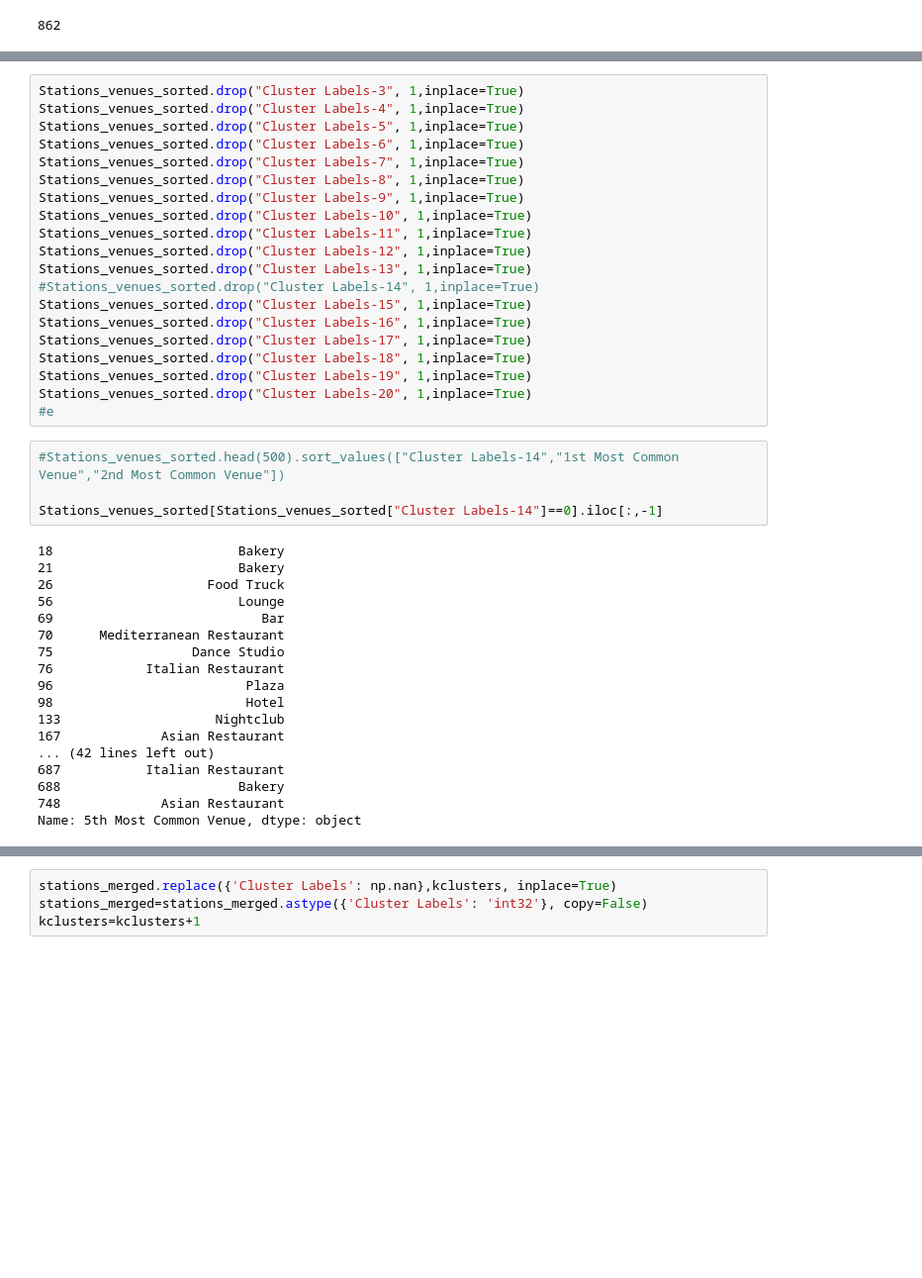
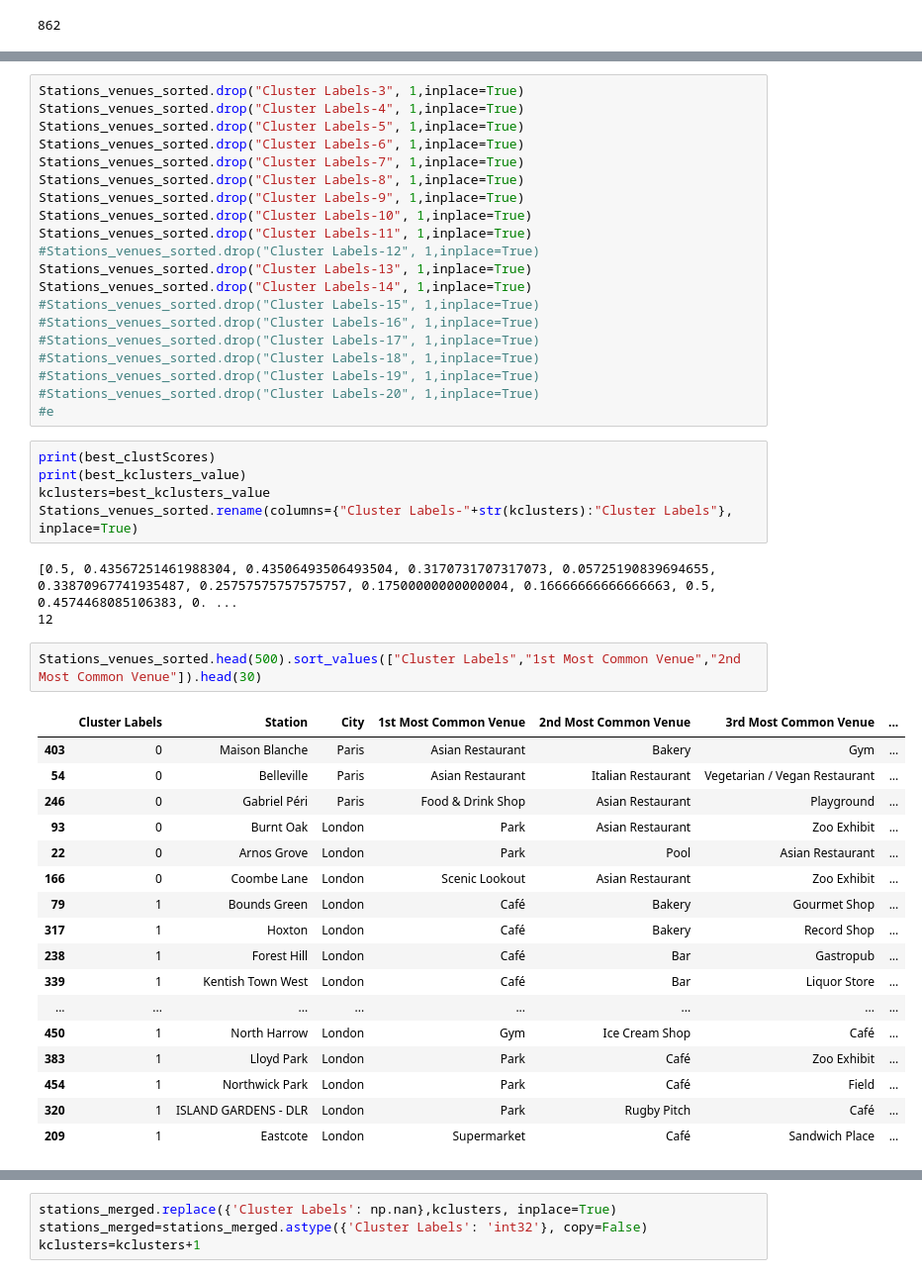
Before and after one commit to juliengirault52/Coursera_Capstone, a Jupyter notebook: capstone_project.ipynb, the cells around one changed output, grey strips where cells are left out. Shown at 99% size. Cells and saved outputs as stored; diff of their text form; blank space fills up the shorter version.

Commit message:
Finished adding Paris stations list

```diff
--- a/capstone_project.ipynb
+++ b/capstone_project.ipynb
@@ -478,35 +490,41 @@ Stations_venues_sorted.drop("Cluster Labels-8", 1,inplace=True)
 Stations_venues_sorted.drop("Cluster Labels-9", 1,inplace=True)
 Stations_venues_sorted.drop("Cluster Labels-10", 1,inplace=True)
 Stations_venues_sorted.drop("Cluster Labels-11", 1,inplace=True)
-Stations_venues_sorted.drop("Cluster Labels-12", 1,inplace=True)
+#Stations_venues_sorted.drop("Cluster Labels-12", 1,inplace=True)
 Stations_venues_sorted.drop("Cluster Labels-13", 1,inplace=True)
-#Stations_venues_sorted.drop("Cluster Labels-14", 1,inplace=True)
-Stations_venues_sorted.drop("Cluster Labels-15", 1,inplace=True)
-Stations_venues_sorted.drop("Cluster Labels-16", 1,inplace=True)
-Stations_venues_sorted.drop("Cluster Labels-17", 1,inplace=True)
-Stations_venues_sorted.drop("Cluster Labels-18", 1,inplace=True)
-Stations_venues_sorted.drop("Cluster Labels-19", 1,inplace=True)
-Stations_venues_sorted.drop("Cluster Labels-20", 1,inplace=True)
+Stations_venues_sorted.drop("Cluster Labels-14", 1,inplace=True)
+#Stations_venues_sorted.drop("Cluster Labels-15", 1,inplace=True)
+#Stations_venues_sorted.drop("Cluster Labels-16", 1,inplace=True)
+#Stations_venues_sorted.drop("Cluster Labels-17", 1,inplace=True)
+#Stations_venues_sorted.drop("Cluster Labels-18", 1,inplace=True)
+#Stations_venues_sorted.drop("Cluster Labels-19", 1,inplace=True)
+#Stations_venues_sorted.drop("Cluster Labels-20", 1,inplace=True)
 #e
+# %%
+print(best_clustScores)
+print(best_kclusters_value)
+kclusters=best_kclusters_value
+Stations_venues_sorted.rename(columns={"Cluster Labels-"+str(kclusters):"Cluster Labels"}, inplace=True)
+# %% [output]
+[0.5, 0.43567251461988304, 0.43506493506493504, 0.3170731707317073, 0.05725190839694655, 0.33870967741935487, 0.25757575757575757, 0.17500000000000004, 0.16666666666666663, 0.5, 0.4574468085106383, 0. ...
+12
 # %%
-#Stations_venues_sorted.head(500).sort_values(["Cluster Labels-14","1st Most Common Venue","2nd Most Common Venue"])
-
-Stations_venues_sorted[Stations_venues_sorted["Cluster Labels-14"]==0].iloc[:,-1]
+Stations_venues_sorted.head(500).sort_values(["Cluster Labels","1st Most Common Venue","2nd Most Common Venue"]).head(30)
 # %% [output]
-18                        Bakery
-21                        Bakery
-26                    Food Truck
-56                        Lounge
-69                           Bar
-70      Mediterranean Restaurant
-75                  Dance Studio
-76            Italian Restaurant
-96                         Plaza
-98                         Hotel
-133                    Nightclub
-167             Asian Restaurant
-... (42 lines left out)
-687           Italian Restaurant
-688                       Bakery
-748             Asian Restaurant
-Name: 5th Most Common Venue, dtype: object
+|  | Cluster Labels | Station | City | 1st Most Common Venue | 2nd Most Common Venue | 3rd Most Common Venue | ... |
+| 403 | 0 | Maison Blanche | Paris | Asian Restaurant | Bakery | Gym | ... |
+| 54 | 0 | Belleville | Paris | Asian Restaurant | Italian Restaurant | Vegetarian / Vegan Restaurant | ... |
+| 246 | 0 | Gabriel Péri | Paris | Food & Drink Shop | Asian Restaurant | Playground | ... |
+| 93 | 0 | Burnt Oak | London | Park | Asian Restaurant | Zoo Exhibit | ... |
+| 22 | 0 | Arnos Grove | London | Park | Pool | Asian Restaurant | ... |
+| 166 | 0 | Coombe Lane | London | Scenic Lookout | Asian Restaurant | Zoo Exhibit | ... |
+| 79 | 1 | Bounds Green | London | Café | Bakery | Gourmet Shop | ... |
+| 317 | 1 | Hoxton | London | Café | Bakery | Record Shop | ... |
+| 238 | 1 | Forest Hill | London | Café | Bar | Gastropub | ... |
+| 339 | 1 | Kentish Town West | London | Café | Bar | Liquor Store | ... |
+| ... | ... | ... | ... | ... | ... | ... | ... |
+| 450 | 1 | North Harrow | London | Gym | Ice Cream Shop | Café | ... |
+| 383 | 1 | Lloyd Park | London | Park | Café | Zoo Exhibit | ... |
+| 454 | 1 | Northwick Park | London | Park | Café | Field | ... |
+| 320 | 1 | ISLAND GARDENS - DLR | London | Park | Rugby Pitch | Café | ... |
+| 209 | 1 | Eastcote | London | Supermarket | Café | Sandwich Place | ... |
```
Also changed, not shown: parts of 28 cells of this notebook.
